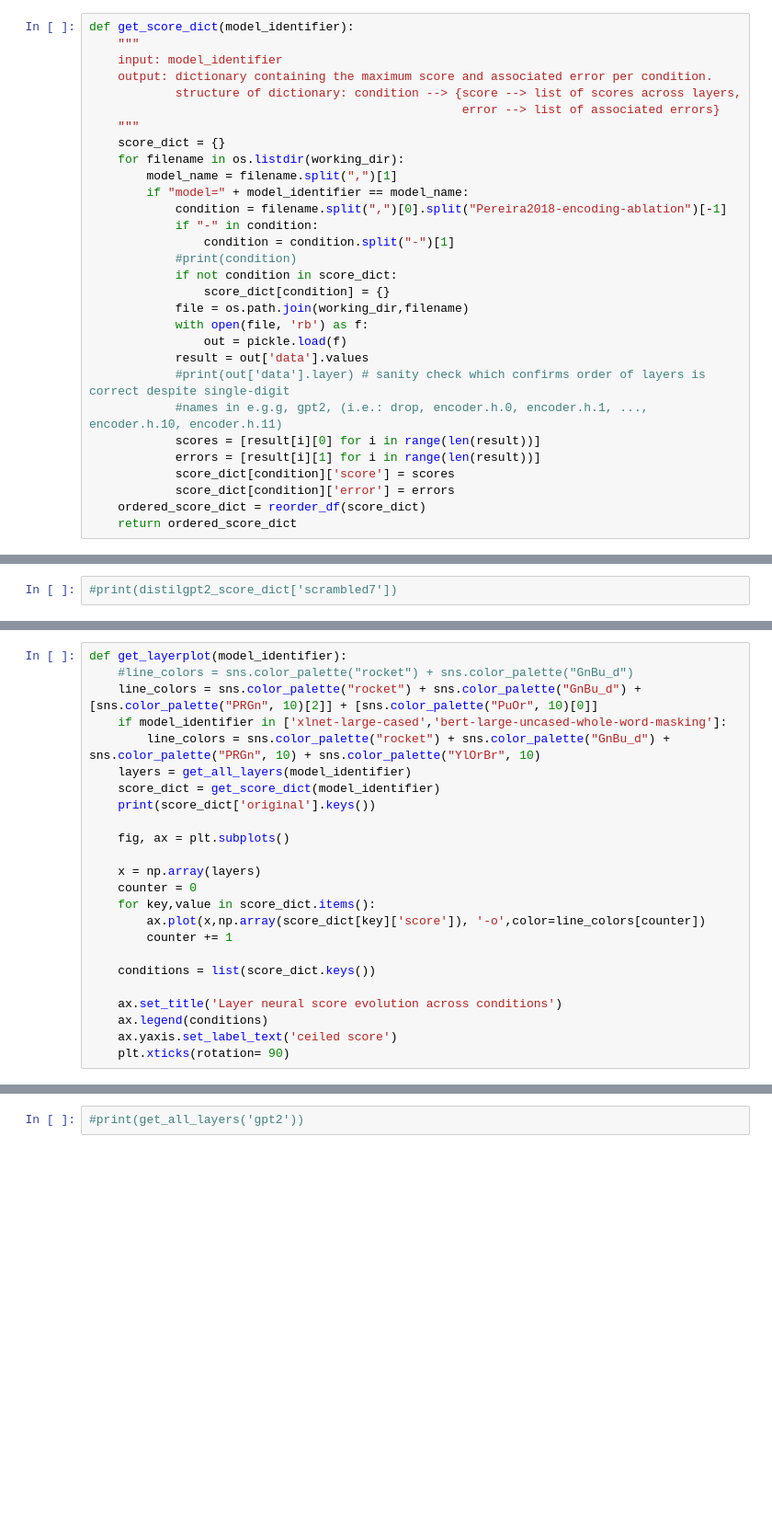
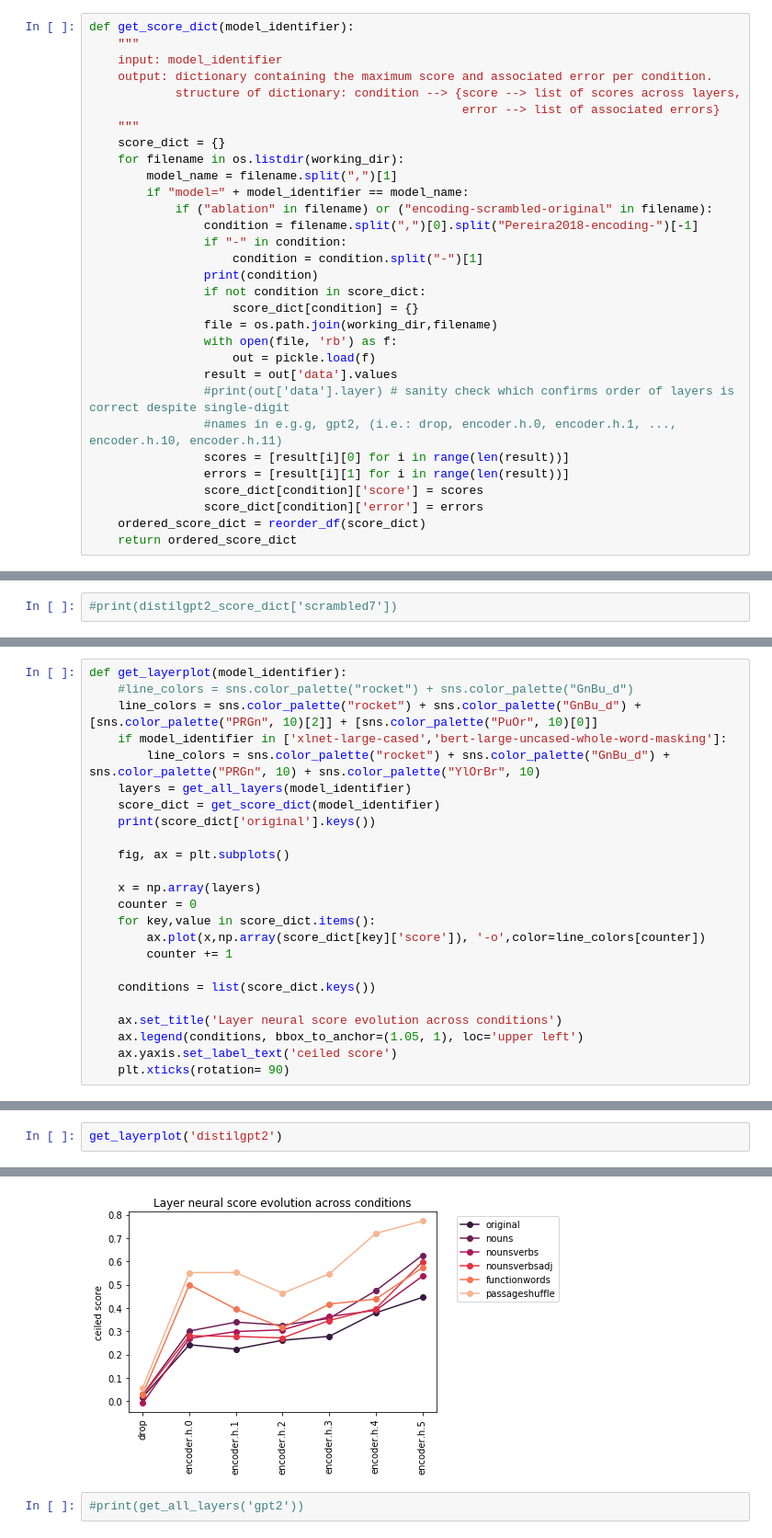
Before and after one commit to eghbalhosseini/neural-nlp-1, a Jupyter notebook: neural_nlp/analyze/neural-scrambled/ablated-conditions/match-to-brain-ablation.ipynb, the cells around one changed output, grey strips where cells are left out. Shown: that part at 92% size. Drawn from its saved outputs; the diff is of its cells as text; blank space fills up the shorter version.

```diff
--- a/neural_nlp/analyze/neural-scrambled/ablated-conditions/match-to-brain-ablation.ipynb
+++ b/neural_nlp/analyze/neural-scrambled/ablated-conditions/match-to-brain-ablation.ipynb
@@ -201,22 +201,23 @@ def get_score_dict(model_identifier):
     for filename in os.listdir(working_dir):
         model_name = filename.split(",")[1]
         if "model=" + model_identifier == model_name:
-            condition = filename.split(",")[0].split("Pereira2018-encoding-ablation")[-1]
-            if "-" in condition:
-                condition = condition.split("-")[1]
-            #print(condition)
-            if not condition in score_dict:
-                score_dict[condition] = {}
-            file = os.path.join(working_dir,filename)
-            with open(file, 'rb') as f:
-                out = pickle.load(f)
-            result = out['data'].values
-            #print(out['data'].layer) # sanity check which confirms order of layers is correct despite single-digit
-            #names in e.g.g, gpt2, (i.e.: drop, encoder.h.0, encoder.h.1, ..., encoder.h.10, encoder.h.11)
-            scores = [result[i][0] for i in range(len(result))]
-            errors = [result[i][1] for i in range(len(result))]
-            score_dict[condition]['score'] = scores
-            score_dict[condition]['error'] = errors
+            if ("ablation" in filename) or ("encoding-scrambled-original" in filename):
+                condition = filename.split(",")[0].split("Pereira2018-encoding-")[-1]
+                if "-" in condition:
+                    condition = condition.split("-")[1]
+                print(condition)
+                if not condition in score_dict:
+                    score_dict[condition] = {}
+                file = os.path.join(working_dir,filename)
+                with open(file, 'rb') as f:
+                    out = pickle.load(f)
+                result = out['data'].values
+                #print(out['data'].layer) # sanity check which confirms order of layers is correct despite single-digit
+                #names in e.g.g, gpt2, (i.e.: drop, encoder.h.0, encoder.h.1, ..., encoder.h.10, encoder.h.11)
+                scores = [result[i][0] for i in range(len(result))]
+                errors = [result[i][1] for i in range(len(result))]
+                score_dict[condition]['score'] = scores
+                score_dict[condition]['error'] = errors
     ordered_score_dict = reorder_df(score_dict)
     return ordered_score_dict
 # %%
@@ -289,6 +288,6 @@ def get_layerplot(model_identifier):
     conditions = list(score_dict.keys())
 
     ax.set_title('Layer neural score evolution across conditions')
-    ax.legend(conditions)
+    ax.legend(conditions, bbox_to_anchor=(1.05, 1), loc='upper left')
     ax.yaxis.set_label_text('ceiled score')
     plt.xticks(rotation= 90)
@@ -296,0 +294,3 @@ def get_layerplot(model_identifier):
+# %%
+get_layerplot('distilgpt2')
+# %% [output]
@@ -297,2 +304,3 @@ def get_layerplot(model_identifier):
+[figure, added]
 # %%
 #print(get_all_layers('gpt2'))
```
Also changed, not shown: parts of 11 cells of this notebook, 9 other files.
